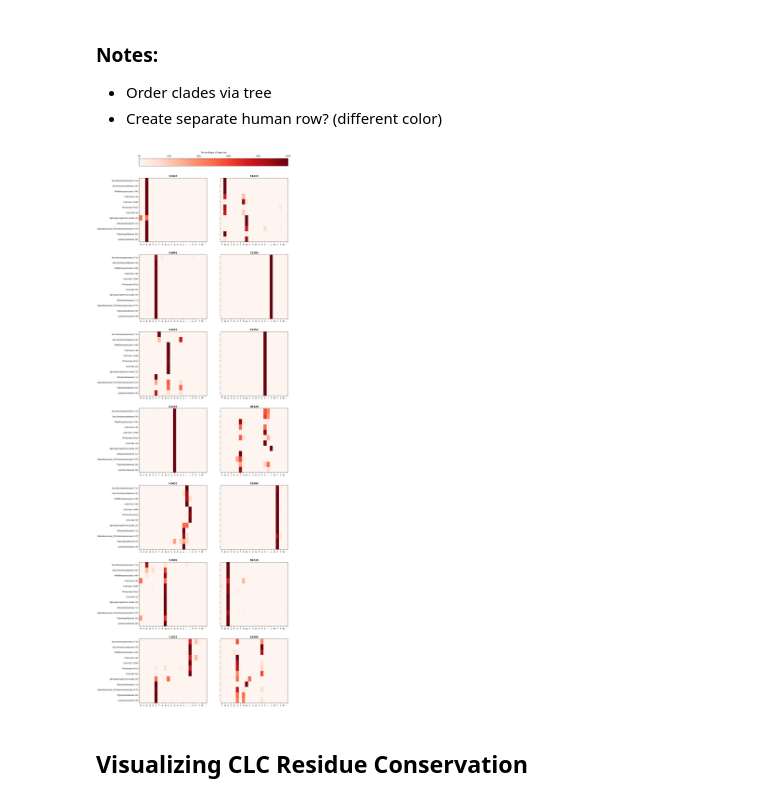
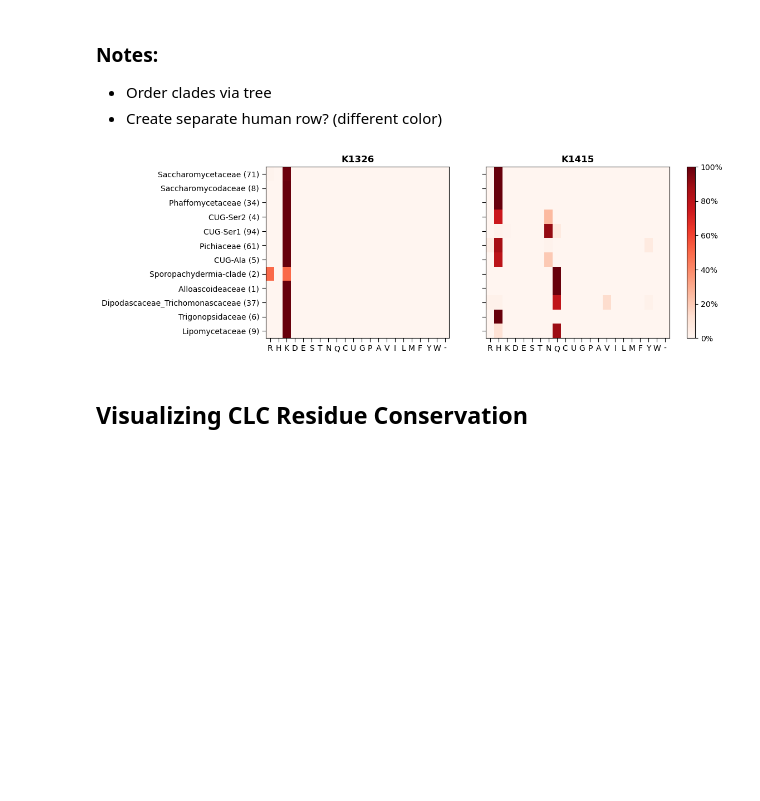
Before and after one commit to GeorgeCrawford15/yeast-clathrin-conservation, a Jupyter notebook: clathrin-chains-conservation.ipynb, the cells around one changed output. Drawn from its saved outputs; the diff is of its cells as text; code cells hidden in the pictures; blank space fills up the shorter version.

```diff
--- a/clathrin-chains-conservation.ipynb
+++ b/clathrin-chains-conservation.ipynb
@@ -84,7 +84,7 @@ def clade_residue_conservation(clade_paths, site_dict, n_rows=1, n_cols=None, pl
         plt.subplots_adjust(left=0.15, right=0.85)
         cbar = fig.colorbar(im, ax=axes_obj_arr, orientation='horizontal', fraction=0.025, pad=0.1)
         cbar.ax.xaxis.set_major_formatter(PercentFormatter(xmax=1))
-        cbar.set_label('Percentage of species', labelpad=10, fontsize=cbar_title_size)
+        #cbar.set_label('Percentage of species', labelpad=10, fontsize=cbar_title_size)
         cbar.ax.tick_params(labelsize=cbar_tick_size)
         cbar.ax.xaxis.set_label_position('top')
         cbar.ax.xaxis.set_ticks_position('top')
@@ -93,7 +93,7 @@ def clade_residue_conservation(clade_paths, site_dict, n_rows=1, n_cols=None, pl
     else:
         cbar = fig.colorbar(im, ax=axes_obj_arr, orientation='vertical', fraction=0.025, pad=0.04)
         cbar.ax.yaxis.set_major_formatter(PercentFormatter(xmax=1))
-        cbar.set_label('Percentage of species', rotation=270, labelpad=20, fontsize=cbar_title_size)
+        #cbar.set_label('Percentage of species', rotation=270, labelpad=20, fontsize=cbar_title_size)
         cbar.ax.tick_params(labelsize=cbar_tick_size)
 
     return fig
@@ -128,18 +128,18 @@ CHC_clade_paths = {
 CHC_site_dict = {
     'K1326': 3292,
     'K1415': 3381,
-    'N1091': 3044,
-    'C1205': 3161,
-    'G1243': 3199,
-    'T1252': 3208,
-    'A1306': 3272,
-    'N1420': 3386,
-    'H1432': 3398,
-    'E1506': 3476,
-    'R1509': 3479,
-    'N1519': 3489,
-    'C1528': 3498,
-    'A1586': 3556
+    #'N1091': 3044,
+    #'C1205': 3161,
+    #'G1243': 3199,
+    #'T1252': 3208,
+    #'A1306': 3272,
+    #'N1420': 3386,
+    #'H1432': 3398,
+    #'E1506': 3476,
+    #'R1509': 3479,
+    #'N1519': 3489,
+    #'C1528': 3498,
+    #'A1586': 3556
 }
 # %% [markdown]
 ### CHC Visualization
@@ -149,22 +149,24 @@ CHC_site_dict = {
 - Create separate human row? (different color)
 # %%
 # Add a descriptive comment here for how to use this function easily
+plt.close('all')
 
-fig = clade_residue_conservation(
+CHC_fig = clade_residue_conservation(
     CHC_clade_paths,
     CHC_site_dict,
-    n_rows=7,
+    n_rows=1,
     n_cols=2,
-    plot_width=15,
-    plot_height=55,
+    plot_width=10,
+    plot_height=4,
     xaxis_size=10,
     yaxis_size=10,
     title_size=12,
     cbar_title_size=12,
     cbar_tick_size=10
 )
+
 plt.show()
 # %% [output]
-[figure, old version]
+[figure, new version]
 # %%
 # Only run this if you want to save the figure above:
```
Also changed, not shown: parts of 4 cells of this notebook.
